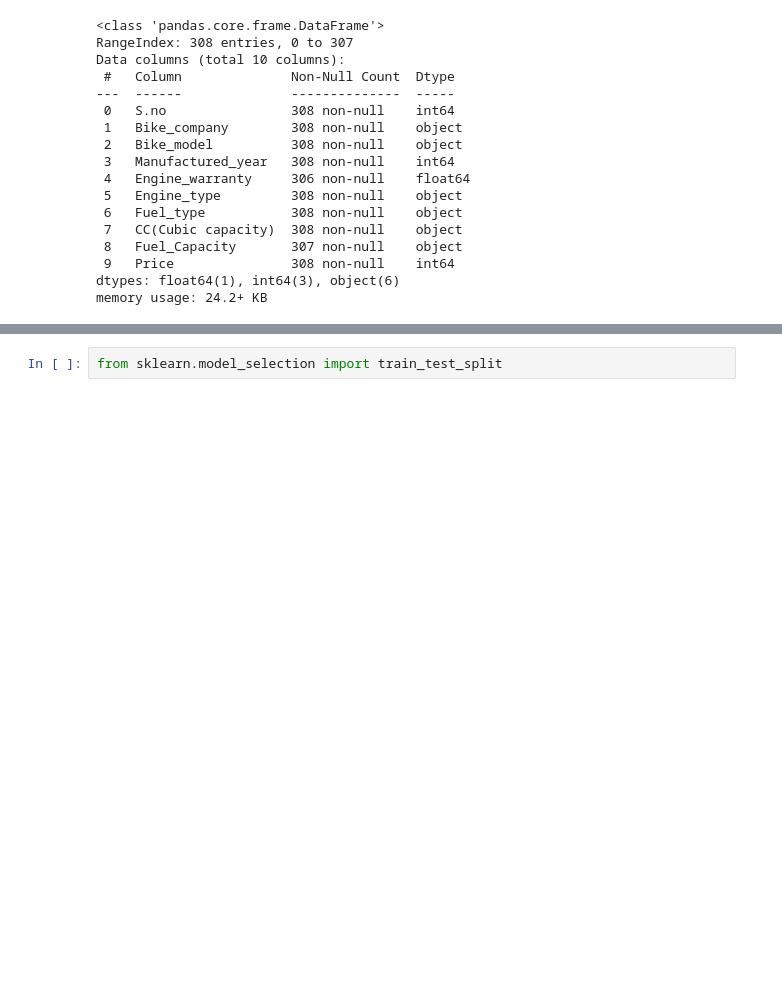
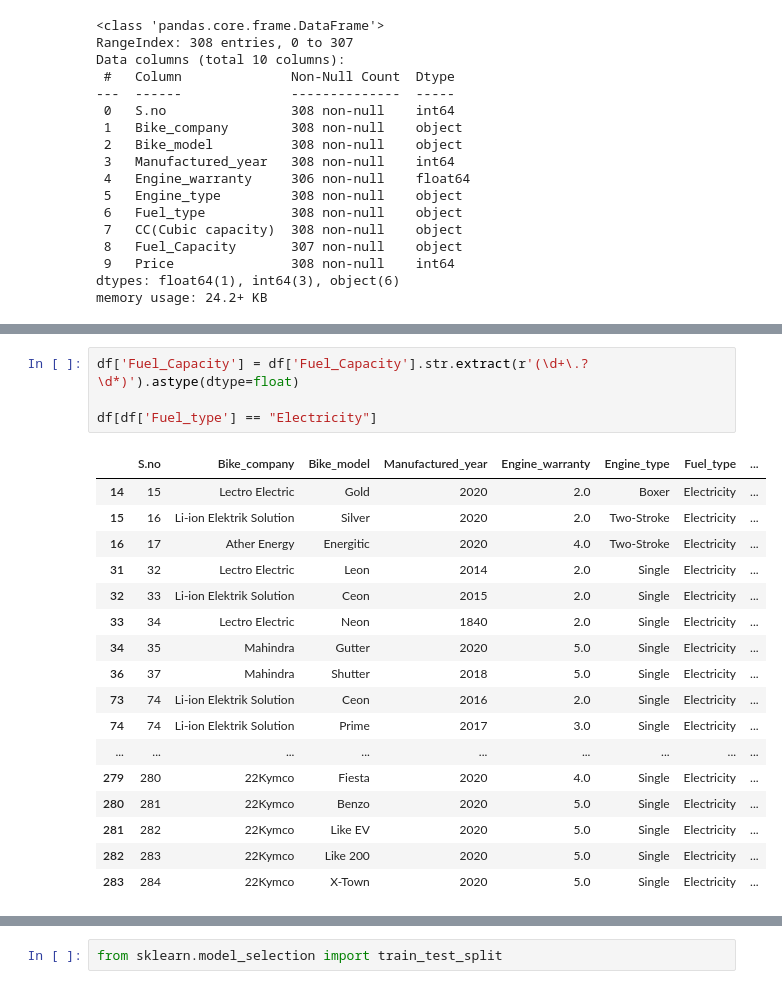
Before and after one commit to Tritonfc/ML_bike_price_predictor, a Jupyter notebook: test.ipynb, the cells around one changed output, grey strips where cells are left out. Saved outputs shown, nothing was run; the diff lists cells and outputs as text; blank space fills up the shorter version.

```diff
--- a/test.ipynb
+++ b/test.ipynb
@@ -81,0 +76,22 @@ Length: 308, dtype: bool
+# %%
+df['Fuel_Capacity'] = df['Fuel_Capacity'].str.extract(r'(\d+\.?\d*)').astype(dtype=float)
+
+df[df['Fuel_type'] == "Electricity"]
+# %% [output]
+|  | S.no | Bike_company | Bike_model | Manufactured_year | Engine_warranty | Engine_type | Fuel_type | ... |
+| 14 | 15 | Lectro Electric | Gold | 2020 | 2.0 | Boxer | Electricity | ... |
+| 15 | 16 | Li-ion Elektrik Solution | Silver | 2020 | 2.0 | Two-Stroke | Electricity | ... |
+| 16 | 17 | Ather Energy | Energitic | 2020 | 4.0 | Two-Stroke | Electricity | ... |
+| 31 | 32 | Lectro Electric | Leon | 2014 | 2.0 | Single | Electricity | ... |
+| 32 | 33 | Li-ion Elektrik Solution | Ceon | 2015 | 2.0 | Single | Electricity | ... |
+| 33 | 34 | Lectro Electric | Neon | 1840 | 2.0 | Single | Electricity | ... |
+| 34 | 35 | Mahindra | Gutter | 2020 | 5.0 | Single | Electricity | ... |
+| 36 | 37 | Mahindra | Shutter | 2018 | 5.0 | Single | Electricity | ... |
+| 73 | 74 | Li-ion Elektrik Solution | Ceon | 2016 | 2.0 | Single | Electricity | ... |
+| 74 | 74 | Li-ion Elektrik Solution | Prime | 2017 | 3.0 | Single | Electricity | ... |
+| ... | ... | ... | ... | ... | ... | ... | ... | ... |
+| 279 | 280 | 22Kymco | Fiesta | 2020 | 4.0 | Single | Electricity | ... |
+| 280 | 281 | 22Kymco | Benzo | 2020 | 5.0 | Single | Electricity | ... |
+| 281 | 282 | 22Kymco | Like EV | 2020 | 5.0 | Single | Electricity | ... |
+| 282 | 283 | 22Kymco | Like 200 | 2020 | 5.0 | Single | Electricity | ... |
+| 283 | 284 | 22Kymco | X-Town | 2020 | 5.0 | Single | Electricity | ... |
```
Also changed, not shown: parts of 7 cells of this notebook.
